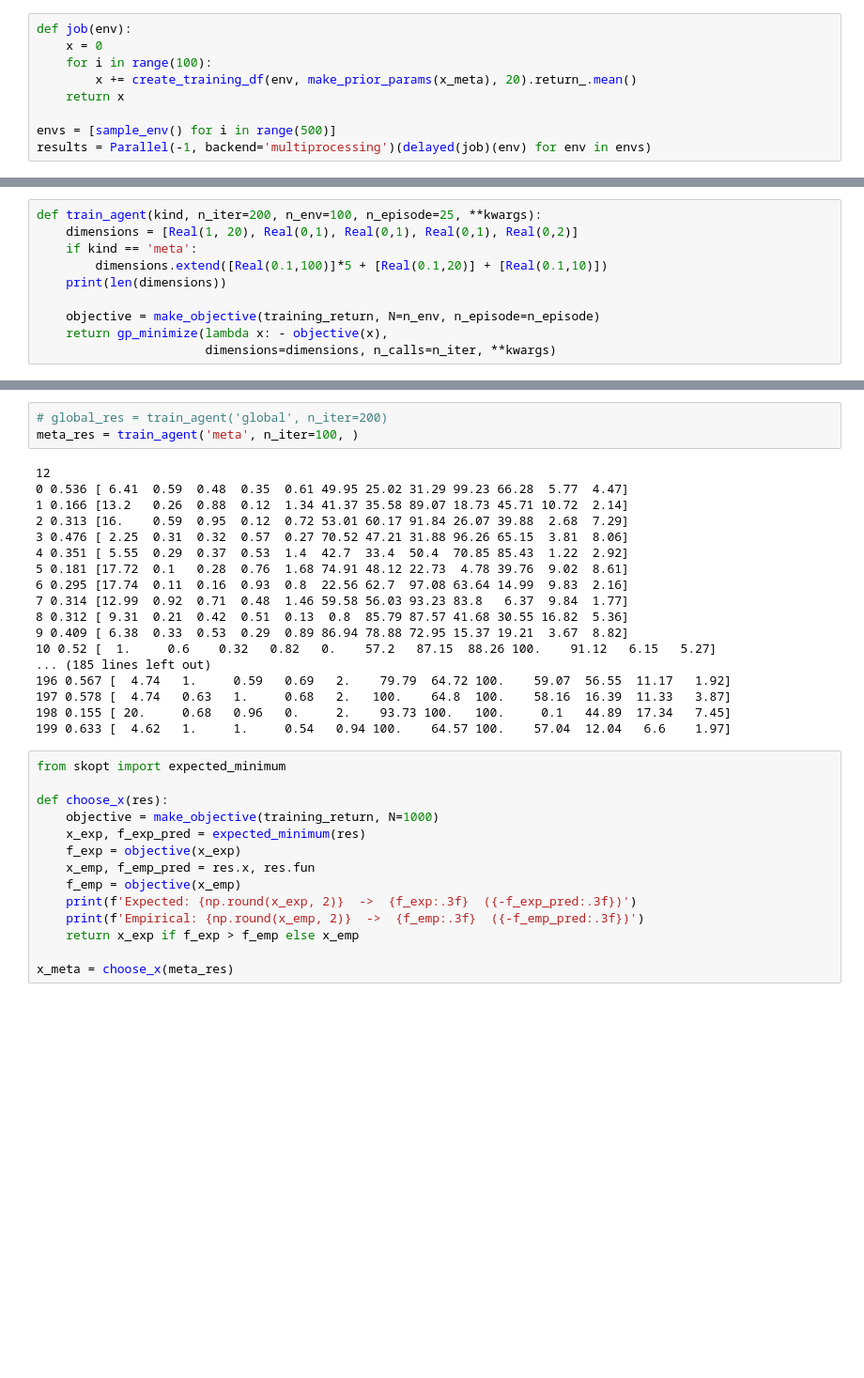
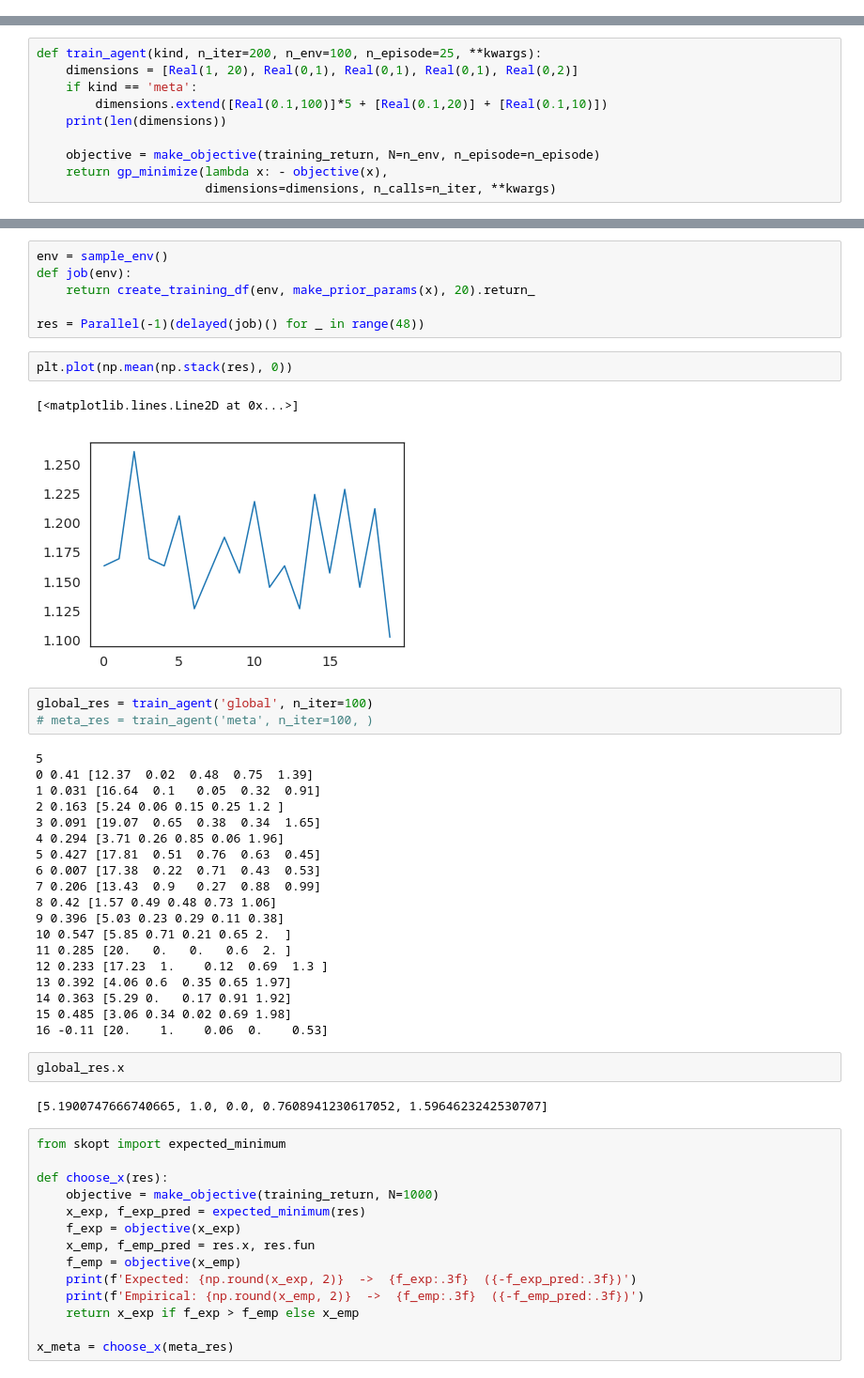
Before and after one commit to fredcallaway/metameta, a Jupyter notebook: main.ipynb, the cells around one changed output, grey strips where cells are left out. Shown: that part at 94% size. Cells and saved outputs as stored; diff of their text form; blank space fills up the shorter version.

```diff
--- a/main.ipynb
+++ b/main.ipynb
@@ -35,12 +35,3 @@ def sample_env():
     height = np.random.randint(*height_range)
     R = Categorical([-1, 0, 1],np.random.dirichlet(np.ones(3)*reward_alpha))
     return MouselabEnv(branch, height, reward=R, cost=cost)
-# %%
-def job(env):
-    x = 0
-    for i in range(100):
-        x += create_training_df(env, make_prior_params(x_meta), 20).return_.mean()
-    return x
-
-envs = [sample_env() for i in range(500)]
-results = Parallel(-1, backend='multiprocessing')(delayed(job)(env) for env in envs)
@@ -117,24 +127,40 @@ def train_agent(kind, n_iter=200, n_env=100, n_episode=25, **kwargs):
+# %%
+env = sample_env()
+def job(env):
+    return create_training_df(env, make_prior_params(x), 20).return_
+
+res = Parallel(-1)(delayed(job)() for _ in range(48))
+# %%
+plt.plot(np.mean(np.stack(res), 0))
+# %% [output]
+[<matplotlib.lines.Line2D at 0x...>]
+[figure, added]
 # %%
-# global_res = train_agent('global', n_iter=200)
-meta_res = train_agent('meta', n_iter=100, )
+global_res = train_agent('global', n_iter=100)
+# meta_res = train_agent('meta', n_iter=100, )
 # %% [output]
-12
-0 0.536 [ 6.41  0.59  0.48  0.35  0.61 49.95 25.02 31.29 99.23 66.28  5.77  4.47]
-1 0.166 [13.2   0.26  0.88  0.12  1.34 41.37 35.58 89.07 18.73 45.71 10.72  2.14]
-2 0.313 [16.    0.59  0.95  0.12  0.72 53.01 60.17 91.84 26.07 39.88  2.68  7.29]
-3 0.476 [ 2.25  0.31  0.32  0.57  0.27 70.52 47.21 31.88 96.26 65.15  3.81  8.06]
-4 0.351 [ 5.55  0.29  0.37  0.53  1.4  42.7  33.4  50.4  70.85 85.43  1.22  2.92]
-5 0.181 [17.72  0.1   0.28  0.76  1.68 74.91 48.12 22.73  4.78 39.76  9.02  8.61]
-6 0.295 [17.74  0.11  0.16  0.93  0.8  22.56 62.7  97.08 63.64 14.99  9.83  2.16]
-7 0.314 [12.99  0.92  0.71  0.48  1.46 59.58 56.03 93.23 83.8   6.37  9.84  1.77]
-8 0.312 [ 9.31  0.21  0.42  0.51  0.13  0.8  85.79 87.57 41.68 30.55 16.82  5.36]
-9 0.409 [ 6.38  0.33  0.53  0.29  0.89 86.94 78.88 72.95 15.37 19.21  3.67  8.82]
-10 0.52 [  1.     0.6    0.32   0.82   0.    57.2   87.15  88.26 100.    91.12   6.15   5.27]
-... (185 lines left out)
-196 0.567 [  4.74   1.     0.59   0.69   2.    79.79  64.72 100.    59.07  56.55  11.17   1.92]
-197 0.578 [  4.74   0.63   1.     0.68   2.   100.    64.8  100.    58.16  16.39  11.33   3.87]
-198 0.155 [ 20.     0.68   0.96   0.     2.    93.73 100.   100.     0.1   44.89  17.34   7.45]
-199 0.633 [  4.62   1.     1.     0.54   0.94 100.    64.57 100.    57.04  12.04   6.6    1.97]
+5
+0 0.41 [12.37  0.02  0.48  0.75  1.39]
+1 0.031 [16.64  0.1   0.05  0.32  0.91]
+2 0.163 [5.24 0.06 0.15 0.25 1.2 ]
+3 0.091 [19.07  0.65  0.38  0.34  1.65]
+4 0.294 [3.71 0.26 0.85 0.06 1.96]
+5 0.427 [17.81  0.51  0.76  0.63  0.45]
+6 0.007 [17.38  0.22  0.71  0.43  0.53]
+7 0.206 [13.43  0.9   0.27  0.88  0.99]
+8 0.42 [1.57 0.49 0.48 0.73 1.06]
+9 0.396 [5.03 0.23 0.29 0.11 0.38]
+10 0.547 [5.85 0.71 0.21 0.65 2.  ]
+11 0.285 [20.   0.   0.   0.6  2. ]
+12 0.233 [17.23  1.    0.12  0.69  1.3 ]
+13 0.392 [4.06 0.6  0.35 0.65 1.97]
+14 0.363 [5.29 0.   0.17 0.91 1.92]
+15 0.485 [3.06 0.34 0.02 0.69 1.98]
+16 -0.11 [20.    1.    0.06  0.    0.53]
+# %%
+global_res.x
+# %% [output]
+[5.1900747666740665, 1.0, 0.0, 0.7608941230617052, 1.5964623242530707]
 # %%
 from skopt import expected_minimum
 
```
Also changed, not shown: parts of 8 cells of this notebook, 5 other files.
